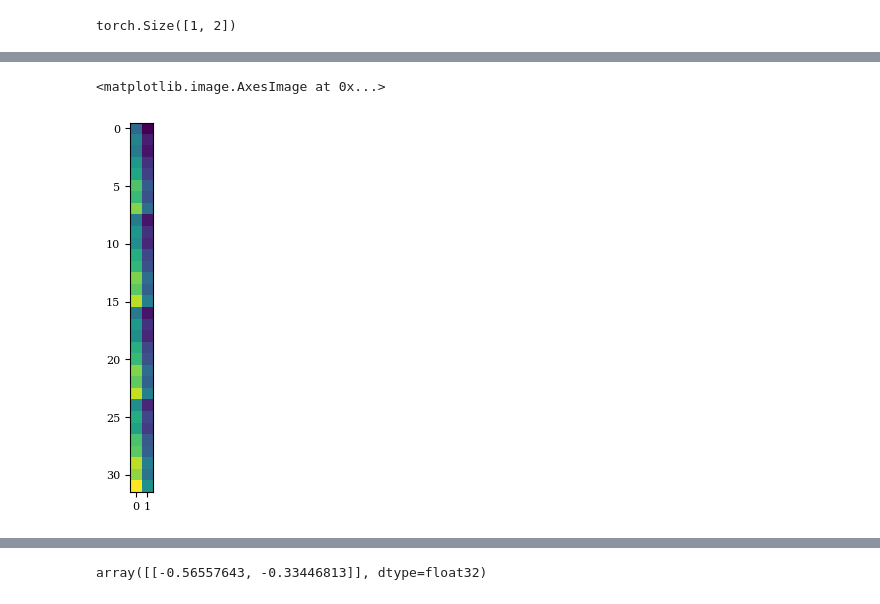
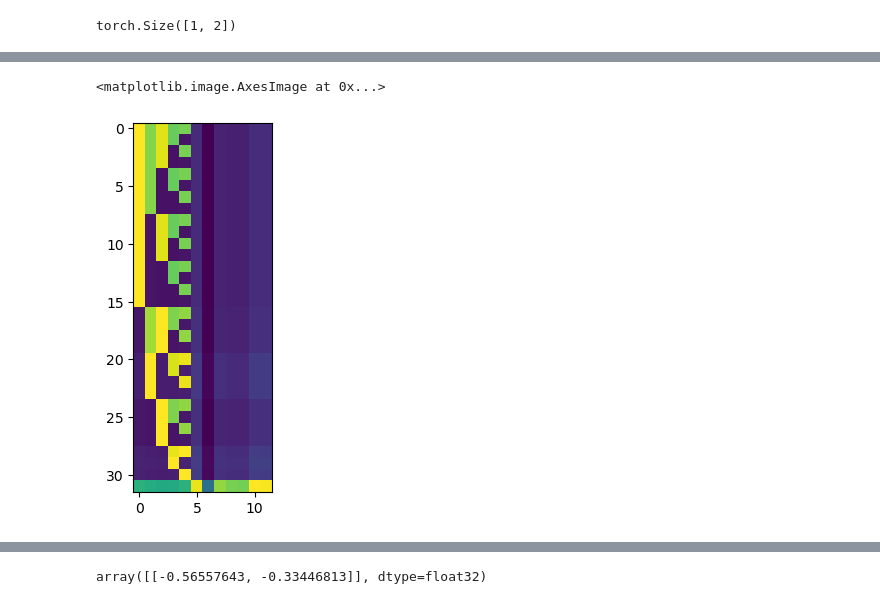
Before and after one commit to facebookresearch/pal, a Jupyter notebook: pruning/factorization.ipynb, the cells around one changed output, grey strips where cells are left out. Cells and saved outputs as stored; diff of their text form; code cells hidden in the pictures.

```diff
--- a/pruning/factorization.ipynb
+++ b/pruning/factorization.ipynb
@@ -208,0 +281,2 @@ Adam
+# %%
+model.load_state_dict(trained_model)
@@ -293,0 +473,3 @@ MovieWriter imagemagick unavailable; using Pillow instead.
+# %%
+fig, ax = plt.subplots(figsize=(WIDTH, HEIGHT))
+update(197)
@@ -373,7 +548,0 @@ plt.show()
-# %%
-fig, ax = plt.subplots(5, 5, figsize=(10, 10))
-
-for i in range(25):
-    ax[i // 5, i % 5].imshow(attns[::1000,i,:])
-    ax[i // 5, i % 5].set_title(f"{X_test[i,:5].tolist()}")
-    ax[i // 5, i % 5].axis('off')
@@ -390,0 +549,24 @@ tensor([[0.0620, 0.0602, 0.1155, 0.1157, 0.0623, 0.1218, 0.0502, 0.0688, 0.1217,
+# %%
+WIDTH=8.5
+HEIGHT=8.5/1.5
+fig, axes = plt.subplots(1, 4, figsize=(1.2*WIDTH, HEIGHT), sharey=True)
+
+ax = lambda i: axes[i]
+ax(0).set_ylabel('Training Iterations\n')
+ax(0).set_yticks(range(4, 20, 4))
+ax(0).set_yticklabels([f'{i:0>3}' for i in range(400, 2000, 400)])
+vmax = attns.max().item()/2
+vmin = 0
+for i in range(4):
+    XX = X_test[i,:].tolist()
+    XX = [rf'$\mathbf{{{ii}}}$' if i < 5 else f'{ii}' for i, ii in enumerate(XX)]
+    im = ax(i).imshow(attns[:2000:100,i,:], cmap='Blues', vmin=vmin, vmax=vmax)
+    ax(i).tick_params(axis='both', which='both', length=0)
+    ax(i).set_xticks(list(range(12)))
+    ax(i).set_xticklabels(XX, rotation=0)
+    ax(i).xaxis.set_ticks_position('top')
+    ax(i).vlines([4.5], -0.5, 19.5, color='red', linewidth=3)
+    # ax[i // 3, i % 3].set_title(f"{X_test[i,:5].tolist()}")
+    # ax[i // 3, i % 3].axis('off')
+
+fig.colorbar(im, ax=axes, orientation='vertical', fraction=0.017)
@@ -446,5 +672,5 @@ plt.imshow(attn.squeeze().cpu().detach().numpy())
 # %%
-plt.imshow(out.squeeze().cpu().detach().numpy())
+plt.imshow((attn.squeeze()/attn.squeeze().max(dim=-1, keepdim=True).values).cpu().detach().numpy())
 # %% [output]
 <matplotlib.image.AxesImage at 0x...>
-[figure, old version]
+[figure, new version]
```
Also changed, not shown: parts of 76 cells of this notebook, 1 other file.
